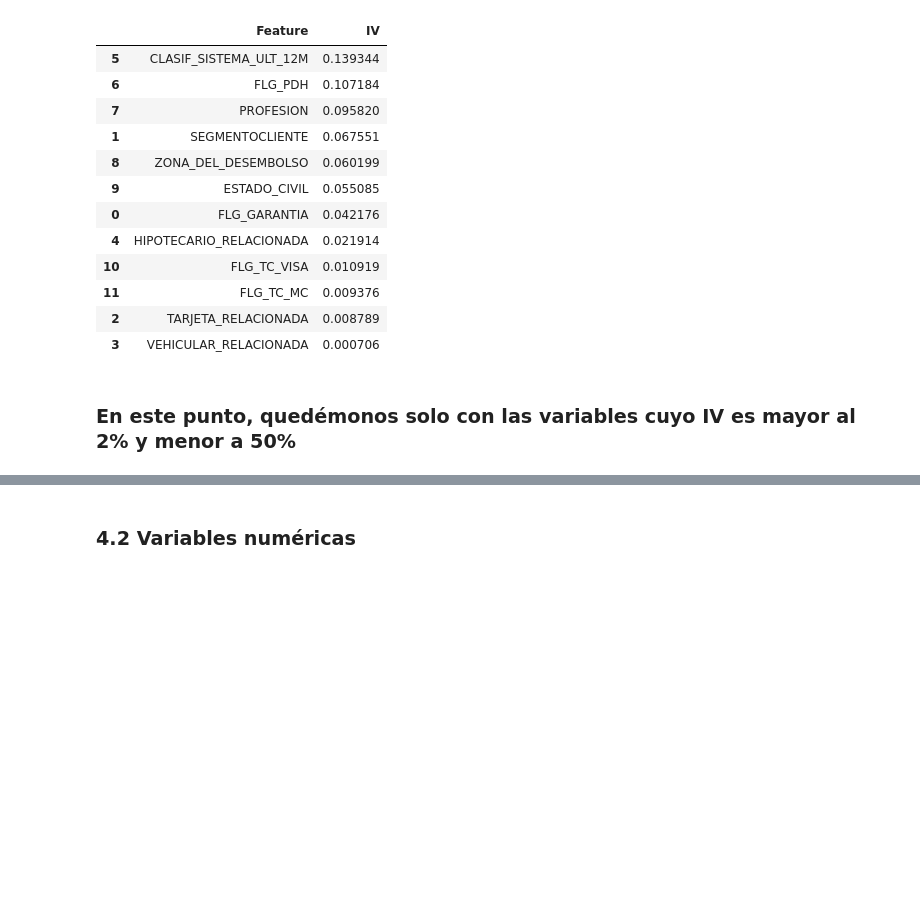
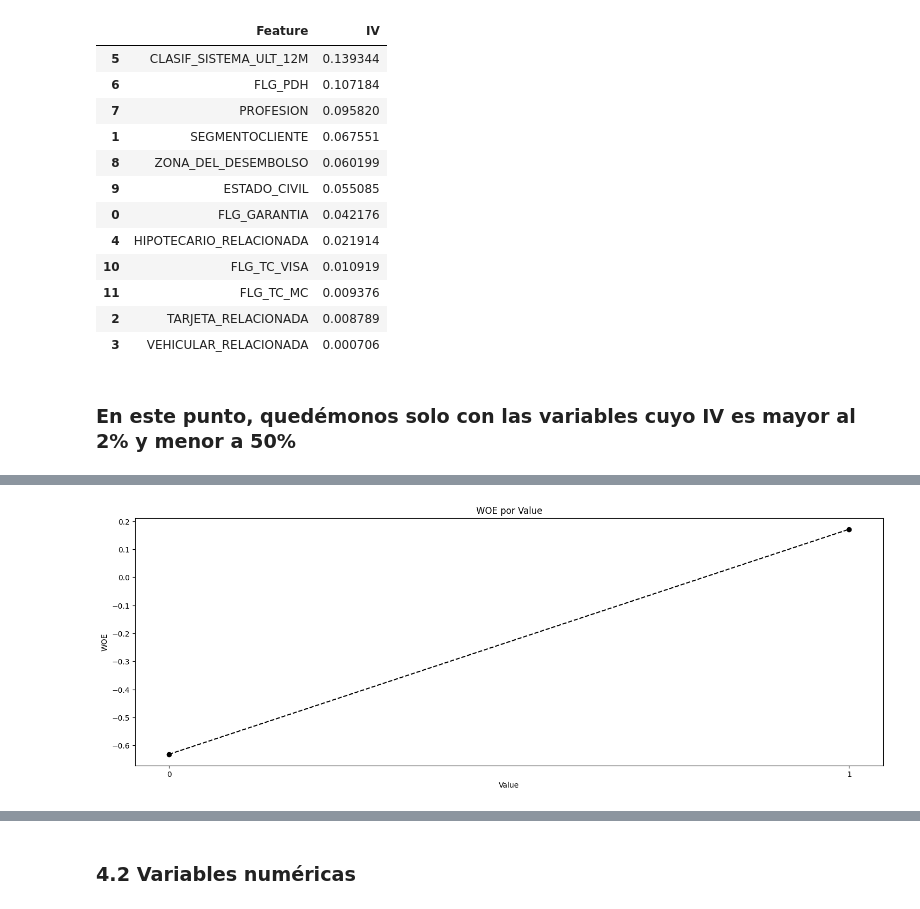
Before and after one commit to jpantojaj/Backtesting_Stresstesting, a Jupyter notebook: Sesión_2_4_Construccion_Credit_Scoring.ipynb, the cells around one changed output, grey strips where cells are left out. Drawn from its saved outputs; the diff is of its cells as text; code cells hidden in the pictures; blank space fills up the shorter version.

```diff
--- a/Sesión_2_4_Construccion_Credit_Scoring.ipynb
+++ b/Sesión_2_4_Construccion_Credit_Scoring.ipynb
@@ -916,0 +956,5 @@ cat_cols_2=['SEGMENTOCLIENTE','CLASIF_SISTEMA_ULT_12M','FLG_PDH','PROFESION','ZO
+# %%
+IV_v3, ReporteWoe_v3=calculate_woe_iv(tot_train_t, 'FLG_PDH', 'FLG_DEFAULT_12M')
+plot_by_woe(ReporteWoe_v3)
+# %% [output]
+[figure, added]
```
Also changed, not shown: parts of 343 cells of this notebook.
